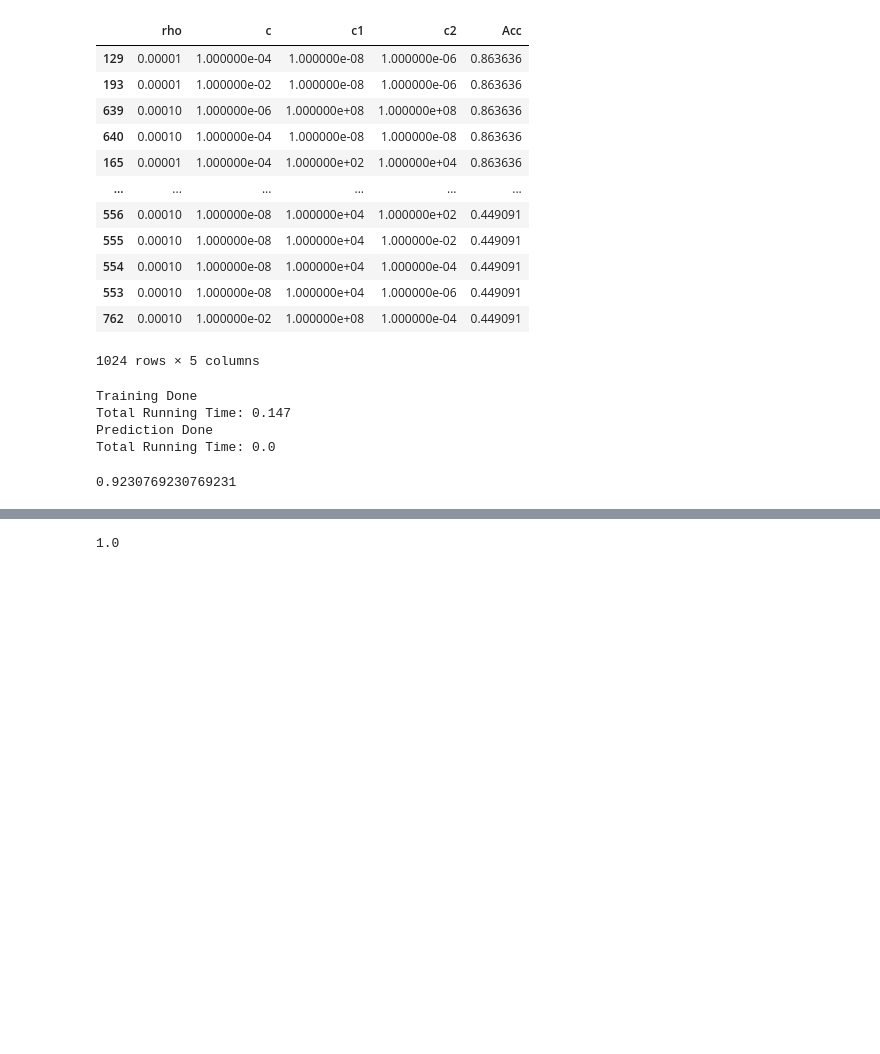
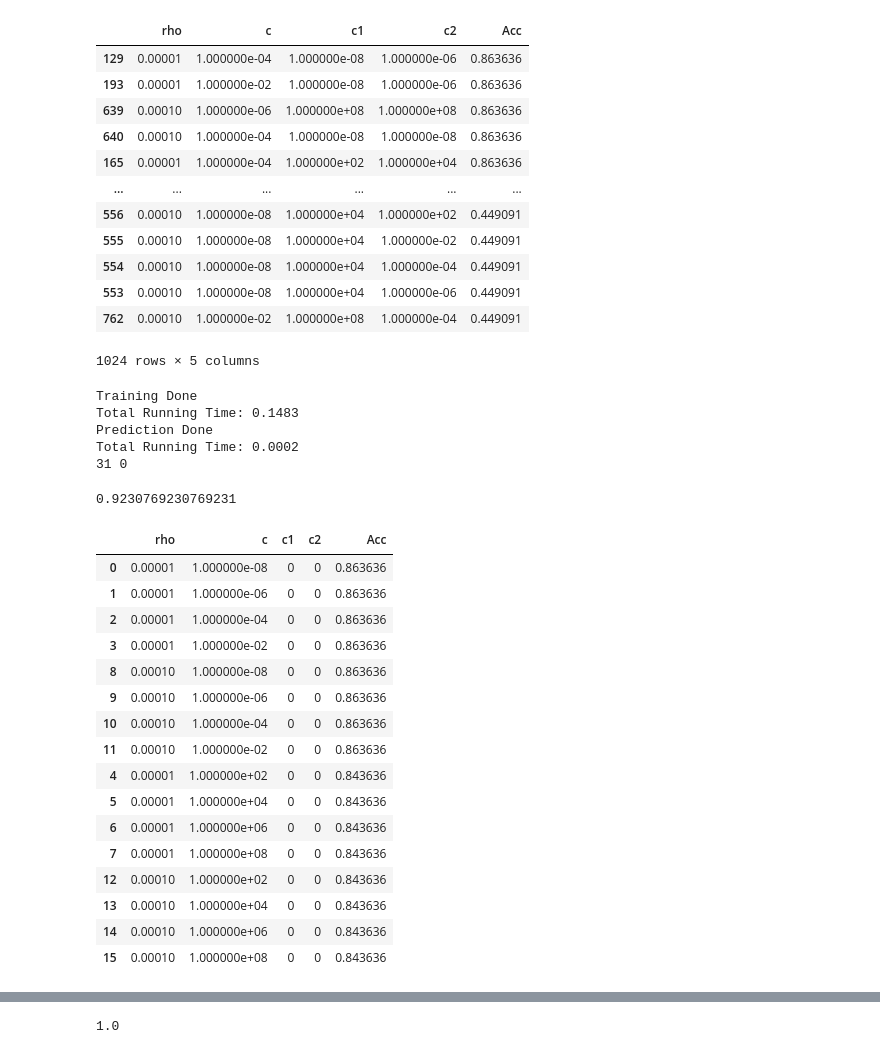
Before and after one commit to jonghyunlee1993/PDLSSVM, a Jupyter notebook: multiple_dataset_test.ipynb, the cells around one changed output, grey strips where cells are left out. Drawn from its saved outputs; the diff is of its cells as text; code cells hidden in the pictures; blank space fills up the shorter version.

```diff
--- a/multiple_dataset_test.ipynb
+++ b/multiple_dataset_test.ipynb
@@ -106,7 +109,8 @@ c2  = 0
 
 clf = PDLSSVM(rho, c, c1, c2)
 clf.fit(X, y, verbose=True)
-pred, _, _ = clf.predict(X_test, verbose=True)
+pred, sparse_primal, sparse_dual = clf.predict(X_test, verbose=True)
+print(f"{sparse_primal} {sparse_dual}")
 # confusion_matrix(y_test, pred)
 accuracy_score(y_test, pred)
 # %% [output]
@@ -212,7 +217,9 @@ c2  = 1e-2
 
 clf = PDLSSVM(rho, c, c1, c2)
 clf.fit(X, y, verbose=True)
-pred, _, _ = clf.predict(X_test, verbose=True)
+pred, sparse_primal, sparse_dual = clf.predict(X_test, verbose=True)
+print(f"{sparse_primal} {sparse_dual}")
+
 # confusion_matrix(y_test, pred)
 accuracy_score(y_test, pred)
 # %% [output]
@@ -225,12 +233,14 @@ Total Running Time: 0.0
 # LSSVM
 rho = 1e-5
 c   = 1e+4
-c1  = 0
-c2  = 0
+c1  = 1e-250
+c2  = 1e-250
 
 clf = PDLSSVM(rho, c, c1, c2)
 clf.fit(X, y, verbose=True)
-pred, _, _ = clf.predict(X_test, verbose=True)
+pred, sparse_primal, sparse_dual = clf.predict(X_test, verbose=True)
+print(f"{sparse_primal} {sparse_dual}")
+
 # confusion_matrix(y_test, pred)
 accuracy_score(y_test, pred)
 # %% [output]
@@ -329,15 +340,71 @@ c2  = 1e-6
 
 clf = PDLSSVM(rho, c, c1, c2)
 clf.fit(X, y, verbose=True)
-pred, _, _ = clf.predict(X_test, b_flag=False, verbose=True)
+pred, sparse_primal, sparse_dual = clf.predict(X_test, verbose=True)
+print(f"{sparse_primal} {sparse_dual}")
+
 # confusion_matrix(y_test, pred)
 accuracy_score(y_test, pred)
 # %% [output]
 Training Done
-Total Running Time: 0.147
+Total Running Time: 0.1483
 Prediction Done
-Total Running Time: 0.0
+Total Running Time: 0.0002
+31 0
 0.9230769230769231
+# %%
+rho_search_space = [1e-5, 1e-4]
+c_search_space   = [1e-8, 1e-6, 1e-4, 1e-2, 1e+2, 1e+4, 1e+6, 1e+8]
+c1_search_space  = [0]
+c2_search_space  = [0]
+
+results_dict = {"rho":[], "c": [], "c1": [], "c2": [], "Acc": []}
+kf = KFold(n_splits=5, shuffle=True, random_state=1234)
+
+for rho in tqdm(rho_search_space):
+    for c in c_search_space:
+        for c1 in c1_search_space:
+            for c2 in c2_search_space:
+                cv_acc = []
+                for train_index, val_index in kf.split(X):
+                    X_train, X_val = X[train_index], X[val_index]
+                    y_train, y_val = y[train_index], y[val_index]
+
+                    clf = PDLSSVM(rho, c, c1, c2)
+                    clf.fit(X_train, y_train)
+                    pred, _, _ = clf.predict(X_val)
+                    pred.astype('int64')
+
+                    acc = accuracy_score(y_val, pred)
+                    cv_acc.append(acc)
+
+                cv_acc = np.mean(cv_acc)
+                results_dict['rho'].append(rho)
+                results_dict['c'].append(c)
+                results_dict['c1'].append(c1)
+                results_dict['c2'].append(c2)
+                results_dict['Acc'].append(cv_acc)
+
+results_df = pd.DataFrame.from_dict(results_dict)
+results_df.sort_values('Acc', ascending=False)
+# %% [output]
+|  | rho | c | c1 | c2 | Acc |
+| 0 | 0.00001 | 1.000000e-08 | 0 | 0 | 0.863636 |
+| 1 | 0.00001 | 1.000000e-06 | 0 | 0 | 0.863636 |
+| 2 | 0.00001 | 1.000000e-04 | 0 | 0 | 0.863636 |
+| 3 | 0.00001 | 1.000000e-02 | 0 | 0 | 0.863636 |
+| 8 | 0.00010 | 1.000000e-08 | 0 | 0 | 0.863636 |
+| 9 | 0.00010 | 1.000000e-06 | 0 | 0 | 0.863636 |
+| 10 | 0.00010 | 1.000000e-04 | 0 | 0 | 0.863636 |
+| 11 | 0.00010 | 1.000000e-02 | 0 | 0 | 0.863636 |
+| 4 | 0.00001 | 1.000000e+02 | 0 | 0 | 0.843636 |
+| 5 | 0.00001 | 1.000000e+04 | 0 | 0 | 0.843636 |
+| 6 | 0.00001 | 1.000000e+06 | 0 | 0 | 0.843636 |
+| 7 | 0.00001 | 1.000000e+08 | 0 | 0 | 0.843636 |
+| 12 | 0.00010 | 1.000000e+02 | 0 | 0 | 0.843636 |
+| 13 | 0.00010 | 1.000000e+04 | 0 | 0 | 0.843636 |
+| 14 | 0.00010 | 1.000000e+06 | 0 | 0 | 0.843636 |
+| 15 | 0.00010 | 1.000000e+08 | 0 | 0 | 0.843636 |
 # %%
 #LSSVM
 rho = 1e-5
```
Also changed, not shown: parts of 7 cells of this notebook, 2 other files.
